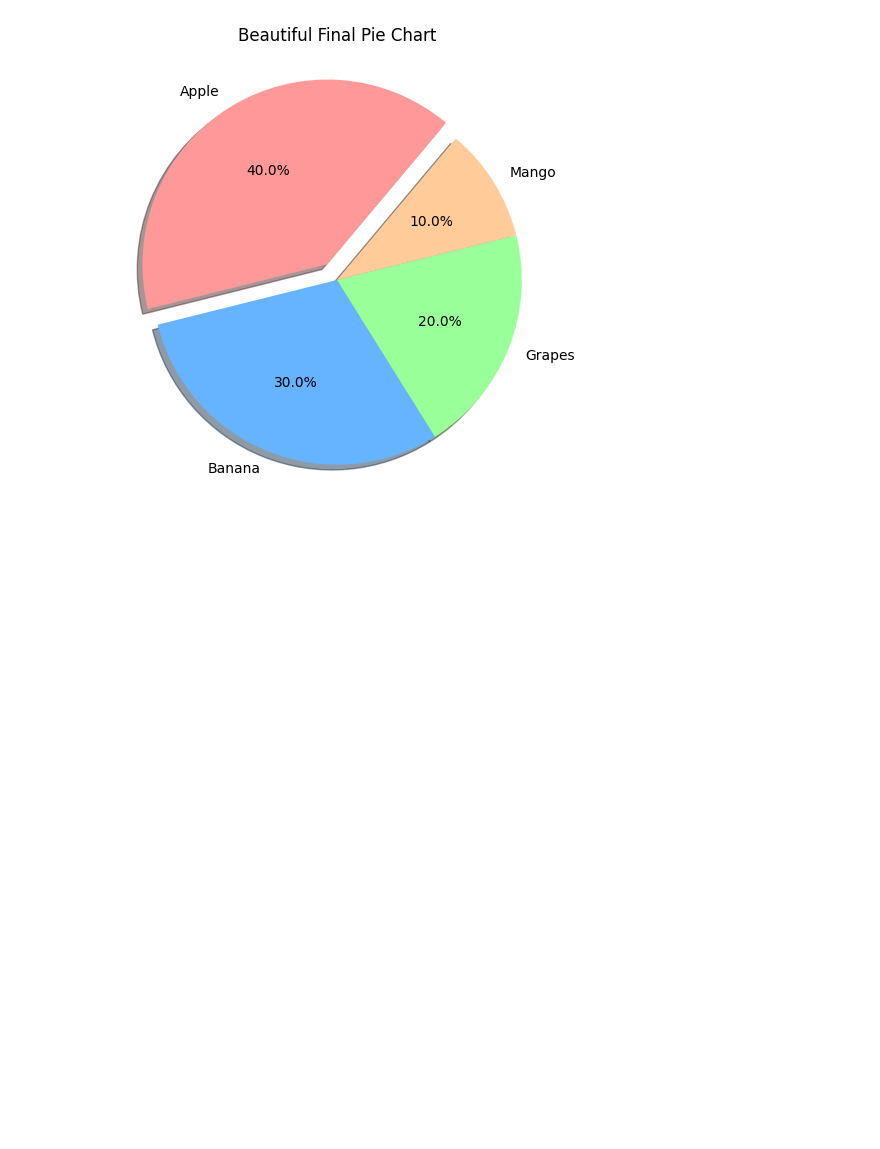
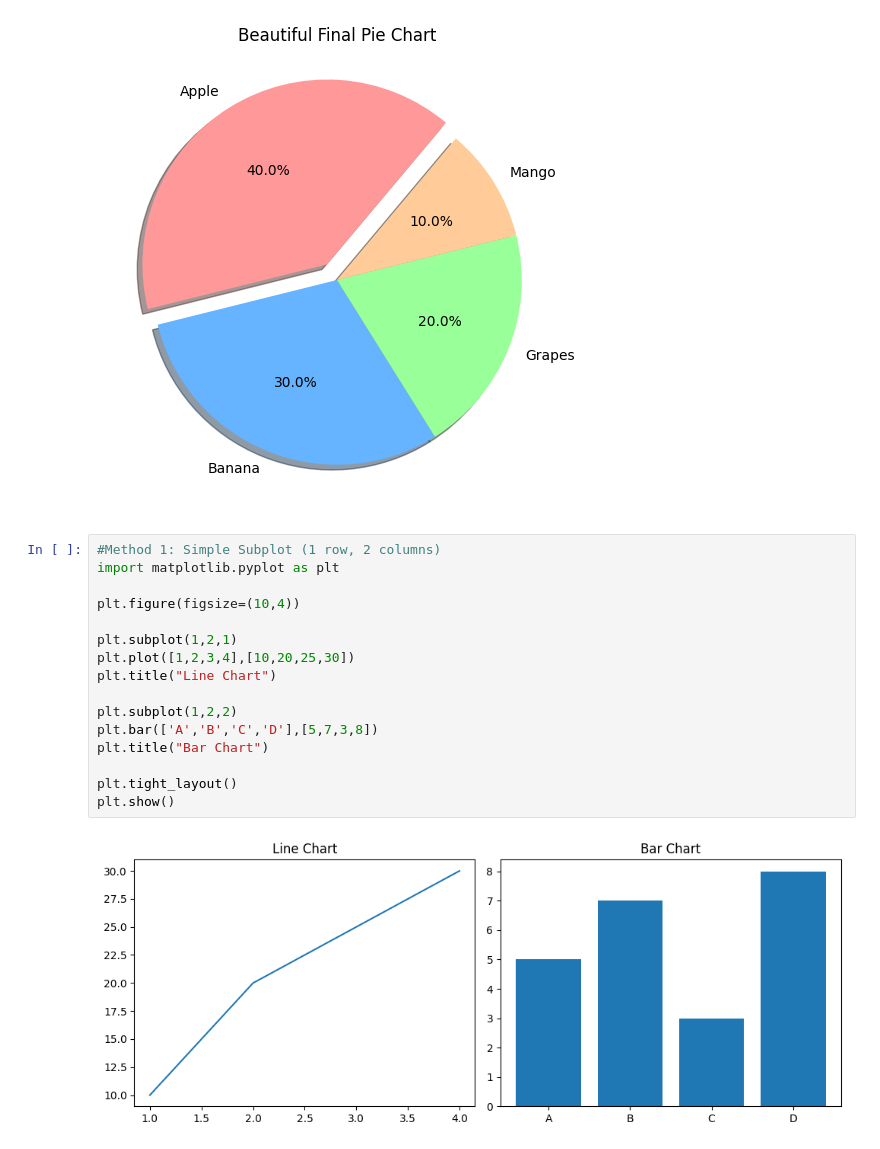
Before and after one commit to Ainy07/Ainy07, a Jupyter notebook: matplotlib.ipynb, the cells around one changed output. Saved outputs shown, nothing was run; the diff lists cells and outputs as text; blank space fills up the shorter version.

```diff
--- a/matplotlib.ipynb
+++ b/matplotlib.ipynb
@@ -133,3 +133,21 @@ plt.title("Beautiful Final Pie Chart")
 plt.show()
 # %% [output]
 [figure]
+# %%
+#Method 1: Simple Subplot (1 row, 2 columns)
+import matplotlib.pyplot as plt
+
+plt.figure(figsize=(10,4))
+
+plt.subplot(1,2,1)
+plt.plot([1,2,3,4],[10,20,25,30])
+plt.title("Line Chart")
+
+plt.subplot(1,2,2)
+plt.bar(['A','B','C','D'],[5,7,3,8])
+plt.title("Bar Chart")
+
+plt.tight_layout()
+plt.show()
+# %% [output]
+[figure, added]
```
Also changed, not shown: parts of 6 cells of this notebook.
